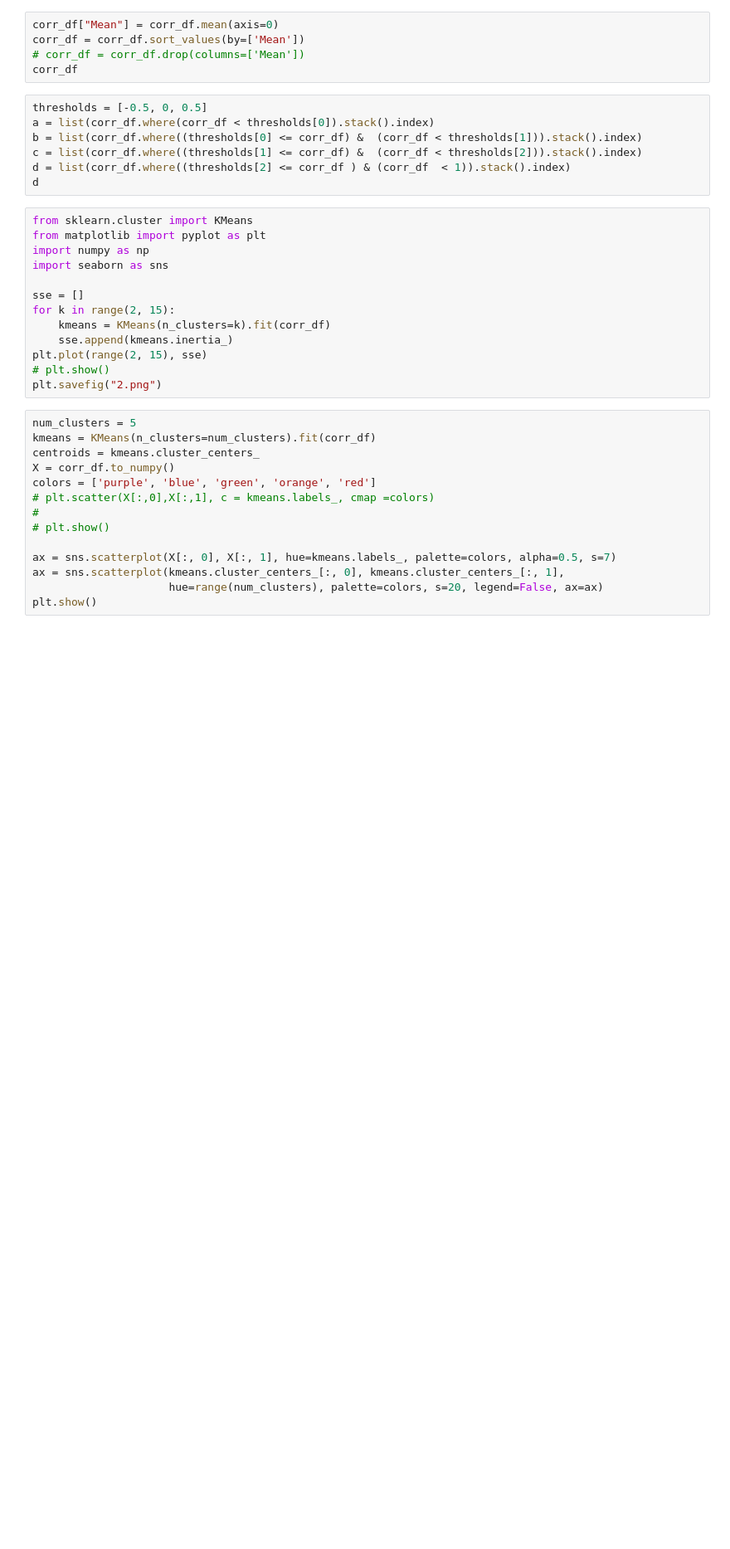
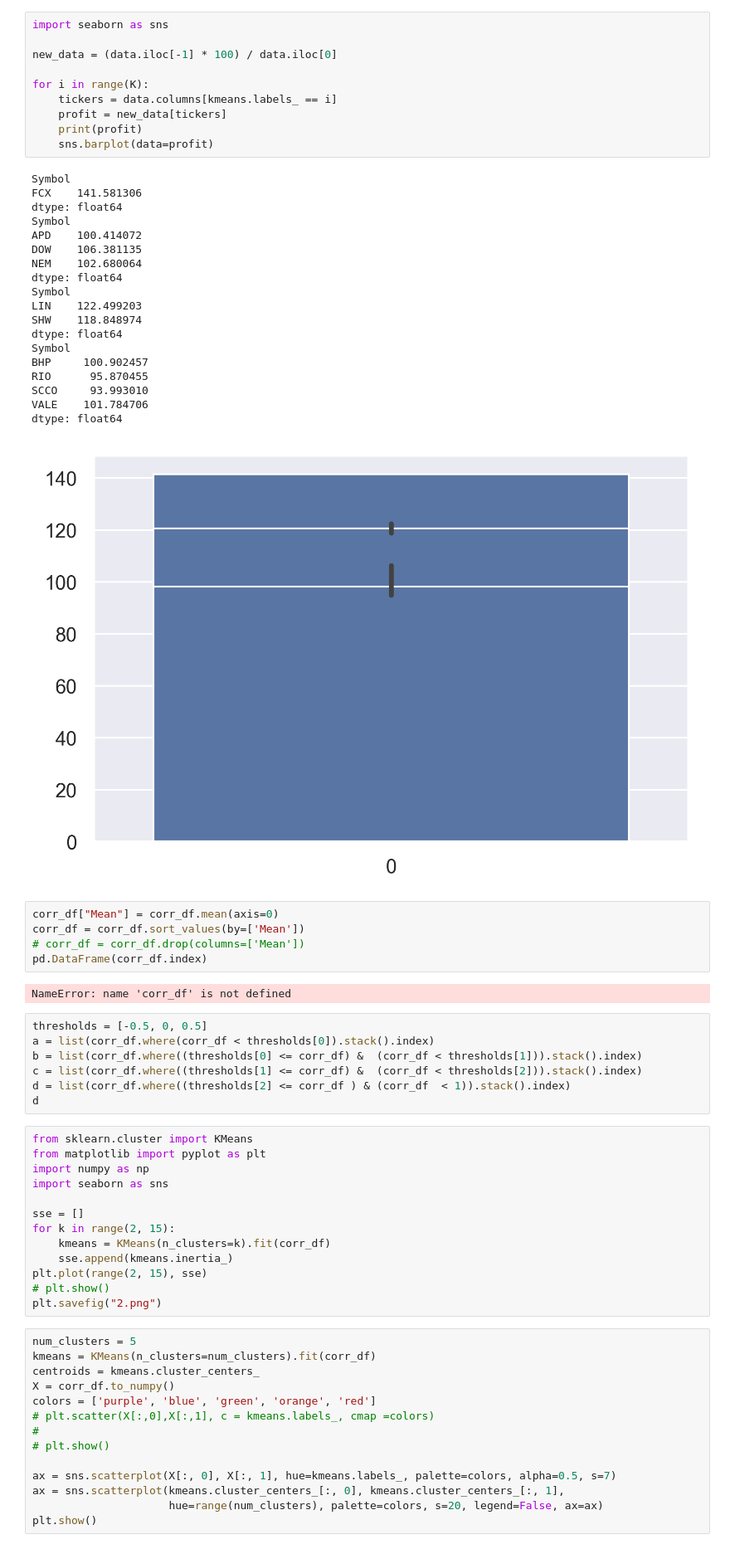
Before and after one commit to nadav-alali/Needle-Project, a Jupyter notebook: main.ipynb, the cells around one changed output. Shown at 83% size. Drawn from its saved outputs; the diff is of its cells as text; blank space fills up the shorter version.

```diff
--- a/main.ipynb
+++ b/main.ipynb
@@ -133,8 +306,40 @@ plt.savefig("1.png")
+# %%
+import seaborn as sns
+
+new_data = (data.iloc[-1] * 100) / data.iloc[0]
+
+for i in range(K):
+    tickers = data.columns[kmeans.labels_ == i]
+    profit = new_data[tickers]
+    print(profit)
+    sns.barplot(data=profit)
+# %% [output]
+Symbol
+FCX    141.581306
+dtype: float64
+Symbol
+APD    100.414072
+DOW    106.381135
+NEM    102.680064
+dtype: float64
+Symbol
+LIN    122.499203
+SHW    118.848974
+dtype: float64
+Symbol
+BHP     100.902457
+RIO      95.870455
+SCCO     93.993010
+VALE    101.784706
+dtype: float64
+[figure, added]
 # %%
 corr_df["Mean"] = corr_df.mean(axis=0)
 corr_df = corr_df.sort_values(by=['Mean'])
 # corr_df = corr_df.drop(columns=['Mean'])
-corr_df
+pd.DataFrame(corr_df.index)
+# %% [output]
+NameError: name 'corr_df' is not defined
 # %%
 thresholds = [-0.5, 0, 0.5]
 a = list(corr_df.where(corr_df < thresholds[0]).stack().index)
```
Also changed, not shown: parts of 14 cells of this notebook, 2 other files.
